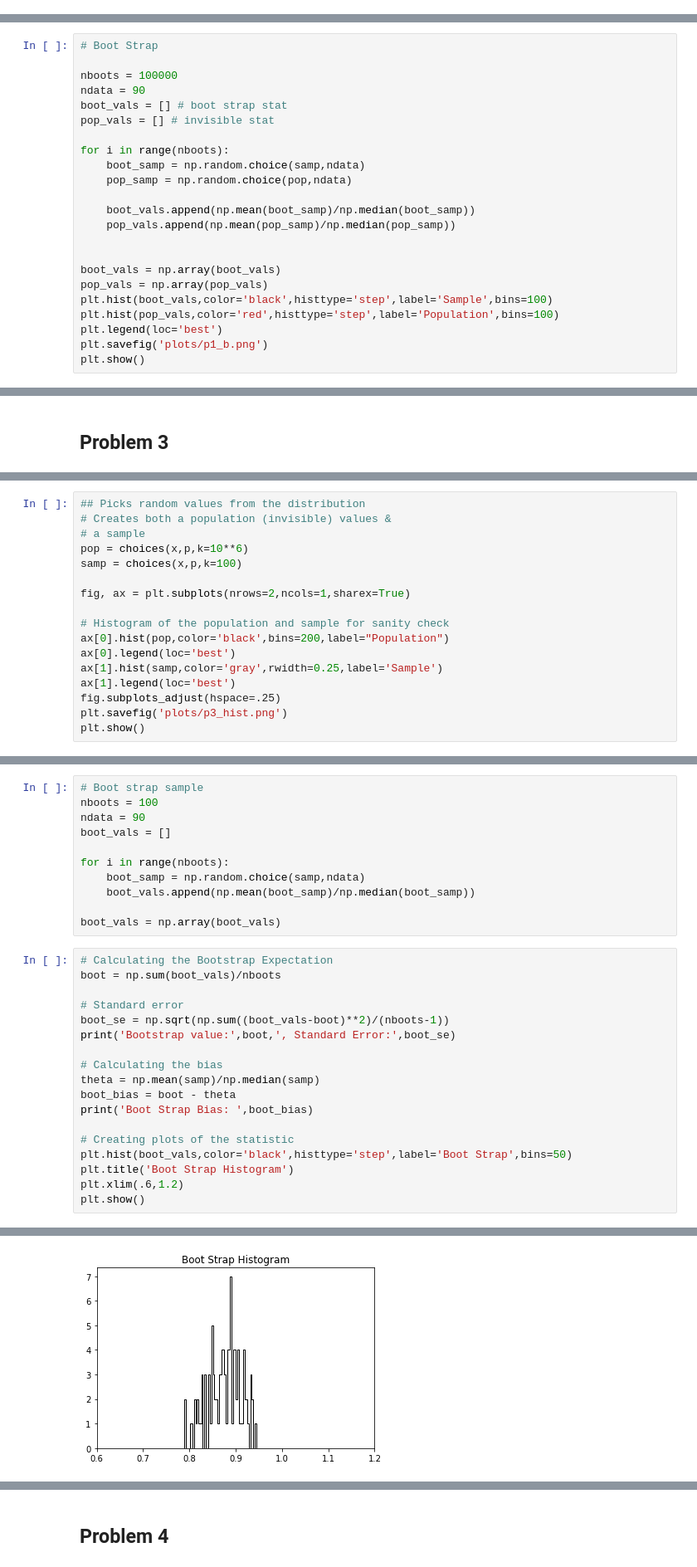
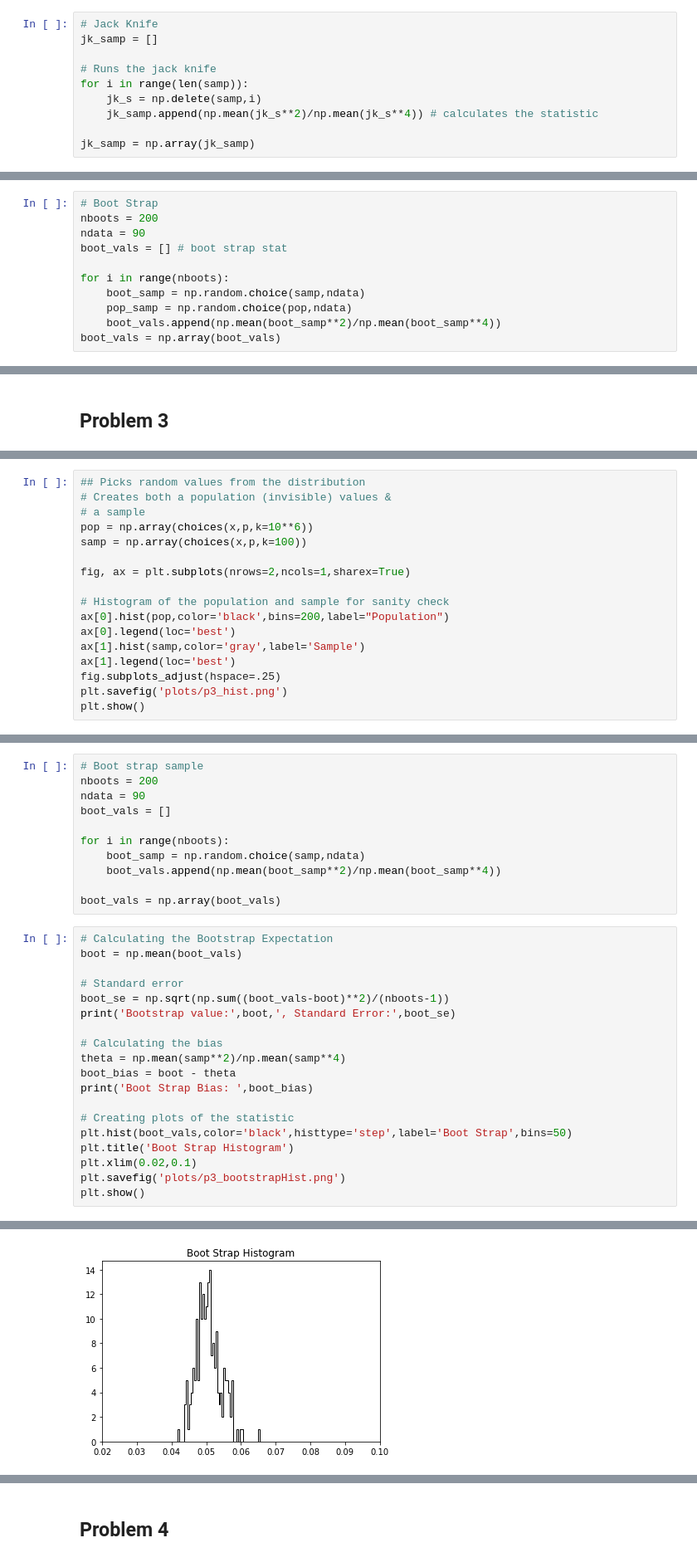
Before and after one commit to rvanlinge/139_hw3, a Jupyter notebook: Homework 3.ipynb, the cells around one changed output, grey strips where cells are left out. Shown at 83% size. Cells and saved outputs as stored; diff of their text form.

```diff
--- a/Homework 3.ipynb
+++ b/Homework 3.ipynb
@@ -52,3 +52,13 @@ Sample Mean and Var: 3.9475988536713875, 4.253661645652892
 Analytic Mean and Var: 4.0, 4.0
 # %% [markdown]
 ## Part B
+# %%
+# Jack Knife
+jk_samp = []
+
+# Runs the jack knife
+for i in range(len(samp)):
+    jk_s = np.delete(samp,i)
+    jk_samp.append(np.mean(jk_s**2)/np.mean(jk_s**4)) # calculates the statistic
+
+jk_samp = np.array(jk_samp)
@@ -55,23 +92,11 @@ Analytic Mean and Var: 4.0, 4.0
 # %%
 # Boot Strap
-
-nboots = 100000
+nboots = 200
 ndata = 90
 boot_vals = [] # boot strap stat
-pop_vals = [] # invisible stat
 
 for i in range(nboots):
     boot_samp = np.random.choice(samp,ndata)
     pop_samp = np.random.choice(pop,ndata)
-
-    boot_vals.append(np.mean(boot_samp)/np.median(boot_samp))
-    pop_vals.append(np.mean(pop_samp)/np.median(pop_samp))
-
-
+    boot_vals.append(np.mean(boot_samp**2)/np.mean(boot_samp**4))
 boot_vals = np.array(boot_vals)
-pop_vals = np.array(pop_vals)
-plt.hist(boot_vals,color='black',histtype='step',label='Sample',bins=100)
-plt.hist(pop_vals,color='red',histtype='step',label='Population',bins=100)
-plt.legend(loc='best')
-plt.savefig('plots/p1_b.png')
-plt.show()
@@ -140,15 +154,15 @@ array([1.61546401e-08, 1.61555286e-08, 1.61564172e-08, ...,
 ## Picks random values from the distribution
 # Creates both a population (invisible) values &
 # a sample
-pop = choices(x,p,k=10**6)
-samp = choices(x,p,k=100)
+pop = np.array(choices(x,p,k=10**6))
+samp = np.array(choices(x,p,k=100))
 
 fig, ax = plt.subplots(nrows=2,ncols=1,sharex=True)
 
 # Histogram of the population and sample for sanity check
 ax[0].hist(pop,color='black',bins=200,label="Population")
 ax[0].legend(loc='best')
-ax[1].hist(samp,color='gray',rwidth=0.25,label='Sample')
+ax[1].hist(samp,color='gray',label='Sample')
 ax[1].legend(loc='best')
 fig.subplots_adjust(hspace=.25)
 plt.savefig('plots/p3_hist.png')
@@ -158,30 +176,31 @@ plt.show()
 # %%
 # Boot strap sample
-nboots = 100
+nboots = 200
 ndata = 90
 boot_vals = []
 
 for i in range(nboots):
     boot_samp = np.random.choice(samp,ndata)
-    boot_vals.append(np.mean(boot_samp)/np.median(boot_samp))
+    boot_vals.append(np.mean(boot_samp**2)/np.mean(boot_samp**4))
 
 boot_vals = np.array(boot_vals)
 # %%
 # Calculating the Bootstrap Expectation
-boot = np.sum(boot_vals)/nboots
+boot = np.mean(boot_vals)
 
 # Standard error
 boot_se = np.sqrt(np.sum((boot_vals-boot)**2)/(nboots-1))
 print('Bootstrap value:',boot,', Standard Error:',boot_se)
 
 # Calculating the bias
-theta = np.mean(samp)/np.median(samp)
+theta = np.mean(samp**2)/np.mean(samp**4)
 boot_bias = boot - theta
 print('Boot Strap Bias: ',boot_bias)
 
 # Creating plots of the statistic
 plt.hist(boot_vals,color='black',histtype='step',label='Boot Strap',bins=50)
 plt.title('Boot Strap Histogram')
-plt.xlim(.6,1.2)
+plt.xlim(0.02,0.1)
+plt.savefig('plots/p3_bootstrapHist.png')
 plt.show()
 # %% [output]
@@ -190,4 +209,4 @@ Boot Strap Bias:  -0.008607241222072126
-[figure, old version]
+[figure, new version]
 # %%
 # Jack Knife
 jk_val = []
```
Also changed, not shown: parts of 20 cells of this notebook, 9 other files.
